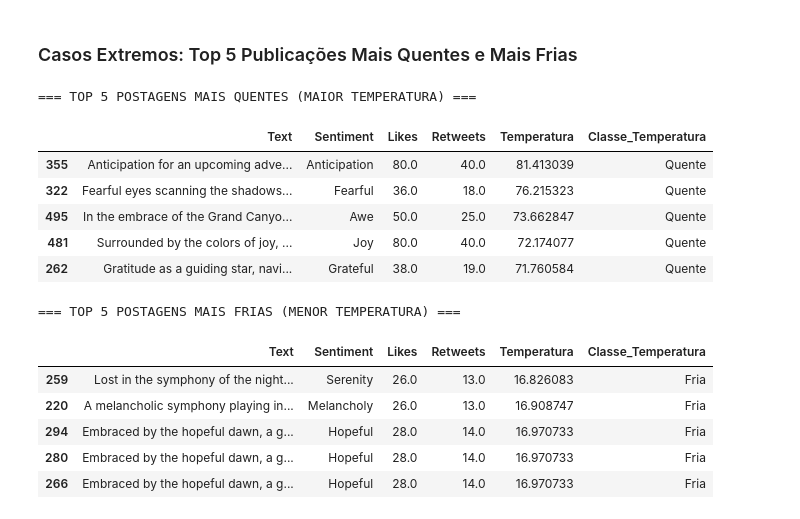
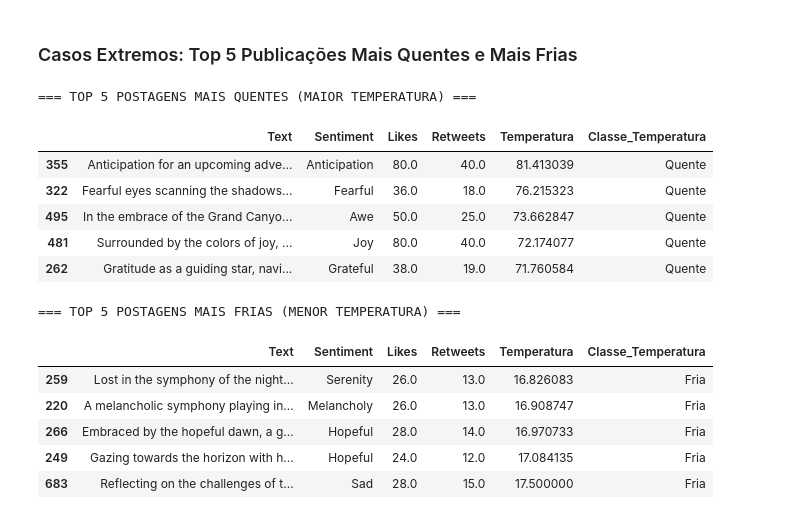
Before and after one commit to I-Am-BrunoHFMelo/fuzzy-tweet-temperature, a Jupyter notebook: notebooks/pipeline_fuzzy.ipynb, the cells around one changed output. Drawn from its saved outputs; the diff is of its cells as text; code cells hidden in the pictures.

```diff
--- a/notebooks/pipeline_fuzzy.ipynb
+++ b/notebooks/pipeline_fuzzy.ipynb
@@ -397,25 +394,28 @@ plt.show()
 # %% [markdown]
 ### Casos Extremos: Top 5 Publicações Mais Quentes e Mais Frias
 # %%
+# Remoção de duplicatas de texto para análise de casos extremos únicos
+df_unique = df.drop_duplicates(subset=['Text'])
+
 print('=== TOP 5 POSTAGENS MAIS QUENTES (MAIOR TEMPERATURA) ===')
-top_quentes = df.sort_values(by='Temperatura', ascending=False)[['Text', 'Sentiment', 'Likes', 'Retweets', 'Temperatura', 'Classe_Temperatura']].head(5)
+top_quentes = df_unique.sort_values(by='Temperatura', ascending=False)[['Text', 'Sentiment', 'Likes', 'Retweets', 'Temperatura', 'Classe_Temperatura']].head(5)
 display(top_quentes)
 
 print('\n=== TOP 5 POSTAGENS MAIS FRIAS (MENOR TEMPERATURA) ===')
-top_frias = df.sort_values(by='Temperatura', ascending=True)[['Text', 'Sentiment', 'Likes', 'Retweets', 'Temperatura', 'Classe_Temperatura']].head(5)
+top_frias = df_unique.sort_values(by='Temperatura', ascending=True)[['Text', 'Sentiment', 'Likes', 'Retweets', 'Temperatura', 'Classe_Temperatura']].head(5)
 display(top_frias)
 # %% [output]
 === TOP 5 POSTAGENS MAIS QUENTES (MAIOR TEMPERATURA) ===
 |  | Text | Sentiment | Likes | Retweets | Temperatura | Classe_Temperatura |
 | 355 | Anticipation for an upcoming adve... | Anticipation | 80.0 | 40.0 | 81.413039 | Quente |
 | 322 | Fearful eyes scanning the shadows... | Fearful | 36.0 | 18.0 | 76.215323 | Quente |
 | 495 | In the embrace of the Grand Canyo... | Awe | 50.0 | 25.0 | 73.662847 | Quente |
 | 481 | Surrounded by the colors of joy, ... | Joy | 80.0 | 40.0 | 72.174077 | Quente |
 | 262 | Gratitude as a guiding star, navi... | Grateful | 38.0 | 19.0 | 71.760584 | Quente |
 === TOP 5 POSTAGENS MAIS FRIAS (MENOR TEMPERATURA) ===
 |  | Text | Sentiment | Likes | Retweets | Temperatura | Classe_Temperatura |
 | 259 | Lost in the symphony of the night... | Serenity | 26.0 | 13.0 | 16.826083 | Fria |
 | 220 | A melancholic symphony playing in... | Melancholy | 26.0 | 13.0 | 16.908747 | Fria |
-| 294 | Embraced by the hopeful dawn, a g... | Hopeful | 28.0 | 14.0 | 16.970733 | Fria |
-| 280 | Embraced by the hopeful dawn, a g... | Hopeful | 28.0 | 14.0 | 16.970733 | Fria |
 | 266 | Embraced by the hopeful dawn, a g... | Hopeful | 28.0 | 14.0 | 16.970733 | Fria |
+| 249 | Gazing towards the horizon with h... | Hopeful | 24.0 | 12.0 | 17.084135 | Fria |
+| 683 | Reflecting on the challenges of t... | Sad | 28.0 | 15.0 | 17.500000 | Fria |
```
Also changed, not shown: parts of 3 cells of this notebook, 2 other files.
